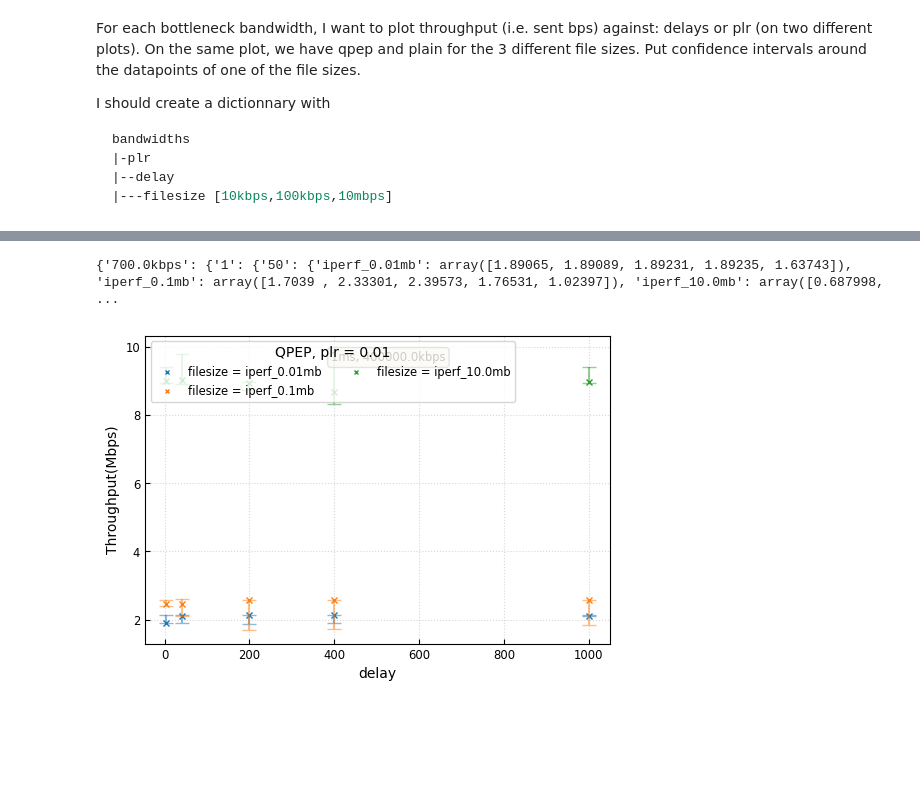
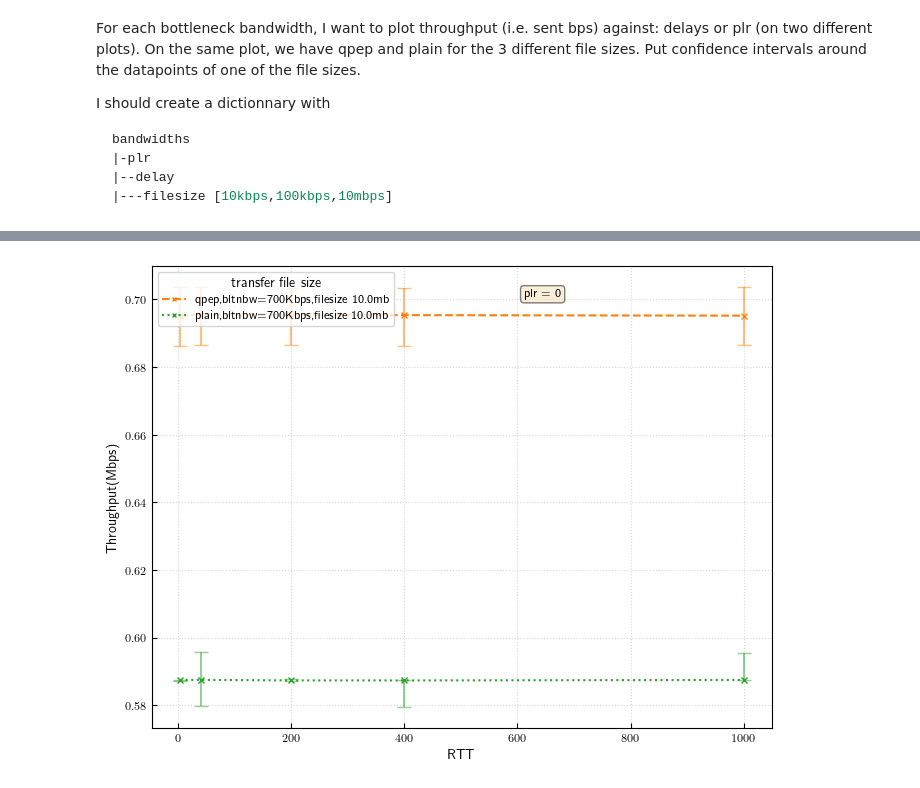
Before and after one commit to megretj/qpepcca, a Jupyter notebook: qpep_analysis.ipynb, the cells around one changed output, grey strips where cells are left out. Drawn from its saved outputs; the diff is of its cells as text; code cells hidden in the pictures; blank space fills up the shorter version.

Commit message:
commit before new qpep results

````diff
--- a/qpep_analysis.ipynb
+++ b/qpep_analysis.ipynb
@@ -8,6 +8,8 @@ import matplotlib.pyplot as plt
 import pickle, os
 import re
 import matplotlib.colors as mcolors
+
+plt.rcParams['text.usetex'] = True
 # %% [markdown]
 For each bottleneck bandwidth, I want to plot throughput (i.e. sent bps) against: delays or plr (on two different plots). On the same plot, we have qpep and plain for the 3 different file sizes. Put confidence intervals around the datapoints of one of the file sizes.
 
@@ -19,6 +21,11 @@ bandwidths
 |---filesize [10kbps,100kbps,10mbps]
 ```
 # %%
+error_percentages = [0,0.01,0.5,1] #that is in packet error
+file_sizes = [1e4,1e5,1e7]#in bytes
+bandwidths = [7e2,1e4,4e5]#in kbps
+delays = [1,10,50,100,250]#Added delay on the satellite link (=RTT/4)
+
 def average_bps(file_path):
     try:
         data = np.loadtxt(file_path)
@@ -47,4 +54,11 @@ def get_bandwidth(file_path):
         print(f"Error: Bandwidth not found in {file_path}")
         return None
     return match.group(1)
+
+def filesize_to_number(name):
+    match = re.search(r"iperf_(.*?)mb",name)
+    if not match:
+        print(f"Error: number not found in {name}")
+        return None
+    return match.group(1)
 # %%
@@ -147,34 +115,29 @@ plot_bps_vs_delay(results,bw='400000.0kbps',error='0.01', title="QPEP")
-# %%
-# Now with the plain scenario
-my_colours = list(mcolors.TABLEAU_COLORS.values())
-props = dict(boxstyle='round', facecolor='wheat', alpha=0.5)
-cca = "Opensand emulation"
-folder_path = "./qpep_results/18.08.23/plain_iperf/"
-
-# Get a list of all files in the folder
-file_list = os.listdir(folder_path)
-# Create dictionary to store the average for each error, rtt, and run
-results = {}
-for i,filename in enumerate(file_list):
-    bandwidth = get_bandwidth(f'{folder_path}{filename}')
-    error = get_error(f'{folder_path}{filename}')
-    rtt = get_delay(f'{folder_path}{filename}')
-    if bandwidth not in results:
-        results[bandwidth] = {}
-    if error not in results[bandwidth]:
-        results[bandwidth][error] = {}
-    if rtt not in results[bandwidth][error]:
-        results[bandwidth][error][rtt] = {}
-    file = open(f'{folder_path}{filename}','rb')
-    data = pickle.load(file)
-    for filesize in data.keys():
-        results[bandwidth][error][rtt][filesize] = np.array(data[filesize]['sent_bps'])/1e6
-    file.close()
-
-print(results)
-# %% [output]
-{'700.0kbps': {'1': {'50': {'iperf_0.01mb': array([1.89065, 1.89089, 1.89231, 1.89235, 1.63743]), 'iperf_0.1mb': array([1.7039 , 2.33301, 2.39573, 1.76531, 1.02397]), 'iperf_10.0mb': array([0.687998,  ...
-# %%
-plot_bps_vs_delay(results,bw='400000.0kbps',error='0.01')
-# %% [output]
-[figure, removed]
+# %%
+error = '0'
+my_colours = list(mcolors.TABLEAU_COLORS.values())
+props = dict(boxstyle='round', facecolor='wheat', alpha=0.5)
+fig, ax = plt.subplots(1,1,figsize=(8,6))
+bw = '700.0kbps'
+results = get_results_from_folder_path("./qpep_results/18.08.23/qpep_iperf/")
+plot_throughput(ax,results,bw=bw,error=error, scenario = 'qpep,bltnbw=700Kbps',filesize='10.0',colour = my_colours[1], linestyle='--')
+results = get_results_from_folder_path("./qpep_results/18.08.23/plain_iperf/")
+plot_throughput(ax,results,bw=bw,error=error, scenario ='plain,bltnbw=700Kbps',filesize='10.0',colour = my_colours[2],linestyle=':')
+# bw = '10000.0kbps'
+# results = get_results_from_folder_path("./qpep_results/18.08.23/qpep_iperf/")
+# plot_throughput(ax,results,bw=bw,error=error, scenario = 'qpep,bltnbw=10Mbps',filesize='10.0',colour = my_colours[3])
+# results = get_results_from_folder_path("./qpep_results/18.08.23/plain_iperf/")
+# plot_throughput(ax,results,bw=bw,error=error, scenario ='plain,bltnbw=10Mbps',filesize='10.0',colour = my_colours[4])
+# bw = '400000.0kbps'
+# results = get_results_from_folder_path("./qpep_results/18.08.23/qpep_iperf/")
+# plot_throughput(ax,results,bw=bw,error=error, scenario = 'qpep,bltnbw=400Mbps',filesize='10.0',colour = my_colours[5])
+# results = get_results_from_folder_path("./qpep_results/18.08.23/plain_iperf/")
+# plot_throughput(ax,results,bw=bw,error=error, scenario ='plain,bltnbw=400Mbps',filesize='10.0',colour = my_colours[6])
+ax.text(0.6, 0.95, f"plr = {error}", transform=ax.transAxes, fontsize="small", verticalalignment='top', bbox=props)
+plt.tick_params(axis='both', direction='in',labelsize="small", grid_alpha=0.5, grid_linestyle=':')
+ax.legend(title=f"transfer file size",loc='upper left',fontsize="small", markerscale=0.6)
+ax.set_xlabel("RTT")
+ax.set_ylabel("Throughput(Mbps)")
+ax.grid()
+plt.show()
+# %% [output]
+[figure, added]
````
Also changed, not shown: parts of 8 cells of this notebook, 2 other files.
